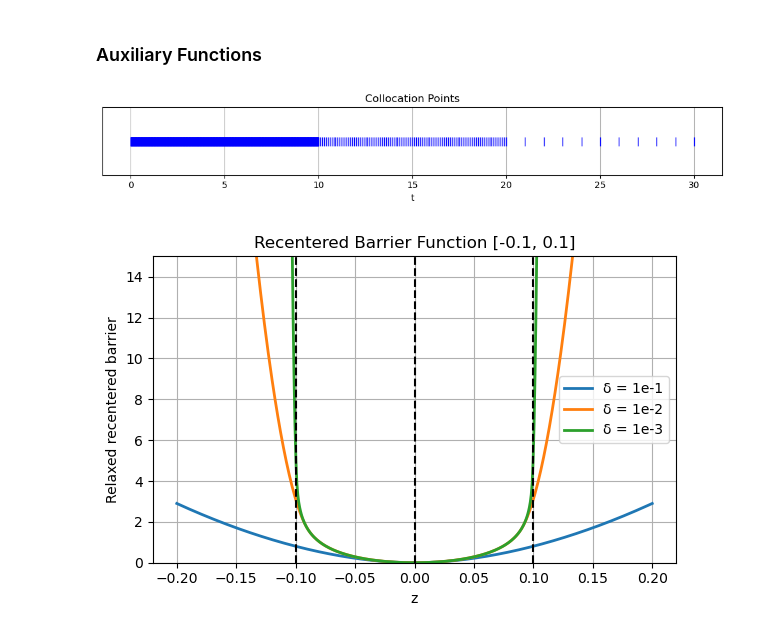
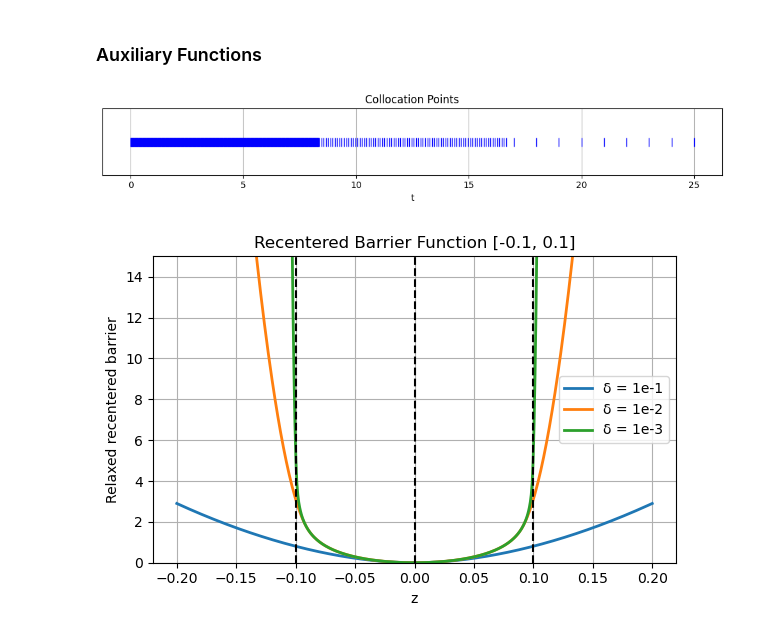
Before and after one commit to ntua-unit-of-control-and-informatics/pinn-mpc, a Jupyter notebook: PINN_MPC_SISO_Github_Code.ipynb, the cells around one changed output. Drawn from its saved outputs; the diff is of its cells as text; code cells hidden in the pictures.

```diff
--- a/PINN_MPC_SISO_Github_Code.ipynb
+++ b/PINN_MPC_SISO_Github_Code.ipynb
@@ -236,25 +214,20 @@ Settling time: 17.53s
 ### Auxiliary Functions
 # %%
 ## ------- GENERATE NON-UNIFORM COLLOCATION POINTS OVER TIME HORIZON -------- ##
+
 def generate_collocation_points(horizon: float,
                                 dt_dense: float = 0.01,
                                 dt_medium: float = 0.05,
                                 dt_sparse: float = 0.1) -> torch.Tensor:
     """
-    Generates collocation points over a time horizon with non-uniform density.
-
-    The timeline is divided into three regions, and points are generated
-    by stepping *backwards* from the horizon to ensure alignment.
-    -   Sparse sampling (dt_sparse) near t = horizon.
-    -   Medium sampling (dt_medium) in the middle.
-    -   Dense sampling (dt_dense) near t = 0.
-
+    Generates collocation points over a time horizon with non-uniform density,
+    dividing the timeline into three regions with sparse sampling, medium
+    sampling and dense sampling.
     Args:
         horizon (float): Total time horizon (s).
         dt_dense (float): Time step for dense region near t = 0.
         dt_medium (float): Time step for medium region.
         dt_sparse (float): Time step for sparse region near t = horizon.
-
     Returns:
         t_col (torch.Tensor): 1D tensor of sorted collocation points on (0, horizon].
     """
@@ -274,37 +247,35 @@ def generate_collocation_points(horizon: float,
         t_back_medium,
         t_back_dense,
         torch.tensor([horizon], device=DEVICE)
     ])
 
     # Process the collected points
     t_col = torch.unique(t_col)      # Remove duplicates
     t_col = torch.sort(t_col).values # Sort ascending
-
-    # Ensure horizon is explicitly included if it was missed
     if t_col[-1] < horizon:
         t_col = torch.cat([t_col, torch.tensor([horizon], device=DEVICE)])
     if t_col[0] > 0:
         t_col = torch.cat([torch.tensor([0.0], device=DEVICE), t_col])
 
     return t_col
 
 # -------------------------------- Demo ---------------------------------------#
 # Generate the points
 t_col = generate_collocation_points(
-    horizon=30.0,
+    horizon=25.0,
     dt_dense=0.01,
     dt_medium=0.1,
     dt_sparse=1.0
 )
 
 # Visualize collocation points
 plt.figure(figsize=(10, 2))
 plt.plot(t_col.cpu().numpy(),torch.zeros_like(t_col).cpu().numpy(),'|b', markersize=10)
 plt.title("Collocation Points")
 plt.xlabel("t"); plt.yticks([])
 plt.grid(True); plt.tight_layout(); plt.show()
 # %% [output]
-[figure, old version]
+[figure, new version]
 # %%
 ## --------- RELAXED RECENTERED BARRIER FUNCTION FOR Δu CONSTRAINTS --------- ##
 
```
Also changed, not shown: parts of 13 cells of this notebook, 1 other file.
